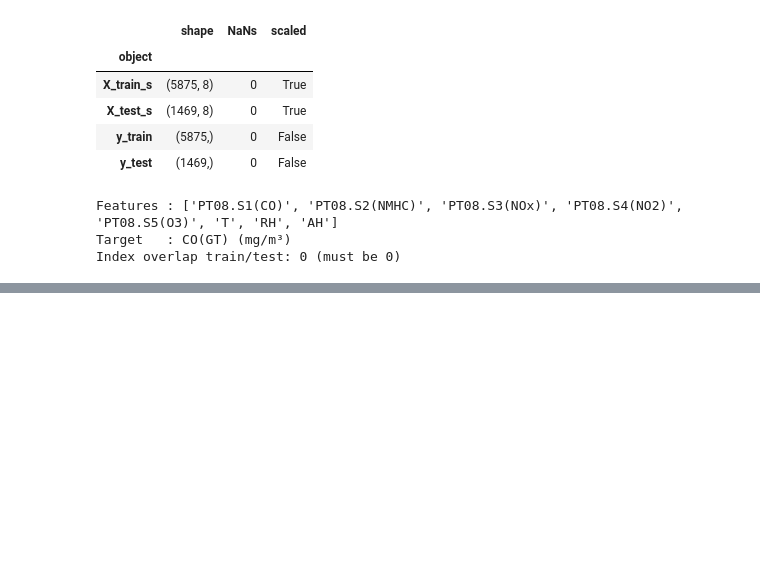
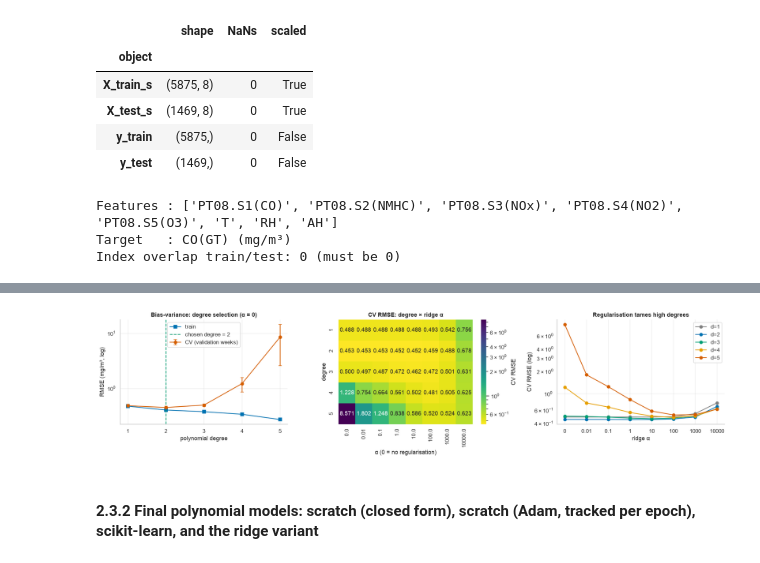
Before and after one commit to faheemgurkani/uci-air-quality-sensor-regression, a Jupyter notebook: src/notebooks/air_quality_regression.ipynb, the cells around one changed output, grey strips where cells are left out. Cells and saved outputs as stored; diff of their text form; code cells hidden in the pictures; blank space fills up the shorter version.

```diff
--- a/src/notebooks/air_quality_regression.ipynb
+++ b/src/notebooks/air_quality_regression.ipynb
@@ -666,0 +739,19 @@ Index overlap train/test: 0 (must be 0)
+# %%
+groups = pd.factorize(X_train.index.to_period("W").astype(str))[0]       # one group per calendar week
+cv = GroupKFold(n_splits=5)
+folds = list(cv.split(X_train_s, y_train, groups))
+
+fold_tbl = pd.DataFrame([{"fold": i + 1, "train_n": len(tr), "val_n": len(va), "val_weeks": len(np.unique(groups[va])),
+                          "val_CO_mean": y_train.values[va].mean(), "val_CO_std": y_train.values[va].std()}
+                         for i, (tr, va) in enumerate(folds)]).set_index("fold")
+display(fold_tbl)
+assert all(set(groups[tr]).isdisjoint(groups[va]) for tr, va in folds)
+print(f"{len(np.unique(groups))} weekly groups; no week appears in both a training and a validation fold ✔")
+
+def cv_eval(est, X=None, y=None, **kw):
+    """Group-CV summary of an sklearn-compatible estimator (RMSE / R², mean ± sd over folds)."""
+    X = X_train_s if X is None else X; y = y_train if y is None else y
+    r = cross_validate(est, X, y, groups=groups, cv=cv, return_train_score=True,
+                       scoring={"rmse": "neg_root_mean_squared_error", "r2": "r2"}, **kw)
+    return {"cv_rmse": -r["test_rmse"].mean(), "cv_rmse_sd": r["test_rmse"].std(), "cv_r2": r["test_r2"].mean(),
+            "cv_train_rmse": -r["train_rmse"].mean()}
@@ -666,0 +1059,20 @@ Index overlap train/test: 0 (must be 0)
+# %%
+fig, ax = plt.subplots(1, 3, figsize=(18, 4.4))
+u = unreg.reset_index()
+ax[0].errorbar(u["degree"], u["cv_rmse"], yerr=u["cv_rmse_se"], color=RED, marker="o", capsize=3, label="CV (validation weeks)")
+ax[0].plot(u["degree"], u["train_rmse"], color=BLUE, marker="s", label="train")
+ax[0].axvline(DEG_STAR, color=GREEN, ls="--", label=f"chosen degree = {DEG_STAR}"); ax[0].set_yscale("log")
+ax[0].set_xticks(DEGREES); ax[0].set_xlabel("polynomial degree"); ax[0].set_ylabel("RMSE (mg/m³, log)"); ax[0].set_title("Bias-variance: degree selection (α = 0)"); ax[0].legend()
+
+piv = agg.pivot(index="degree", columns="alpha", values="cv_rmse")
+sns.heatmap(piv, annot=True, fmt=".3f", cmap="viridis_r", ax=ax[1], cbar_kws={"label": "CV RMSE"}, norm=matplotlib.colors.LogNorm())
+ax[1].set_title("CV RMSE: degree × ridge α"); ax[1].set_xlabel("α (0 = no regularisation)")
+for deg, c in zip(DEGREES, [GREY, BLUE, GREEN, ORANGE, RED]):
+    s = agg[agg["degree"] == deg]; ax[2].plot(range(len(s)), s["cv_rmse"], marker="o", color=c, label=f"d={deg}")
+ax[2].set_xticks(range(len(ALPHAS))); ax[2].set_xticklabels([f"{a:g}" for a in ALPHAS]); ax[2].set_yscale("log")
+ax[2].set_xlabel("ridge α"); ax[2].set_ylabel("CV RMSE (log)"); ax[2].set_title("Regularisation tames high degrees"); ax[2].legend()
+plt.tight_layout(); plt.show()
+# %% [output]
+[figure, added]
+# %% [markdown]
+#### 2.3.2 Final polynomial models: scratch (closed form), scratch (Adam, tracked per epoch), scikit-learn, and the ridge variant
```
Also changed, not shown: parts of 55 cells of this notebook, 2 other files.
